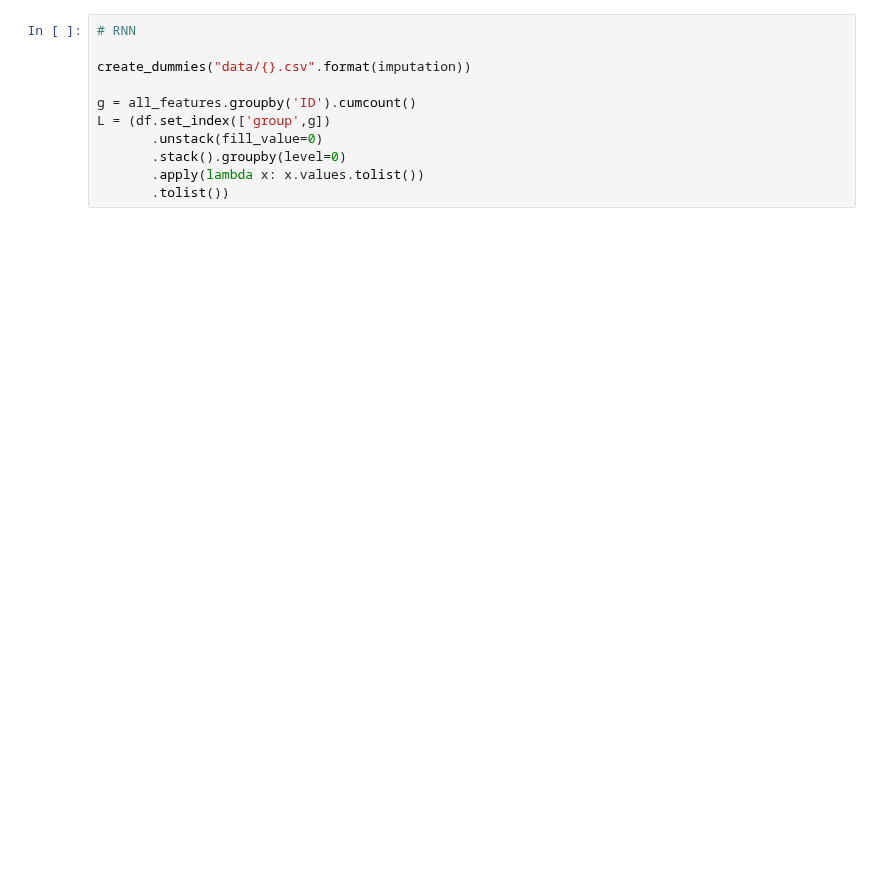
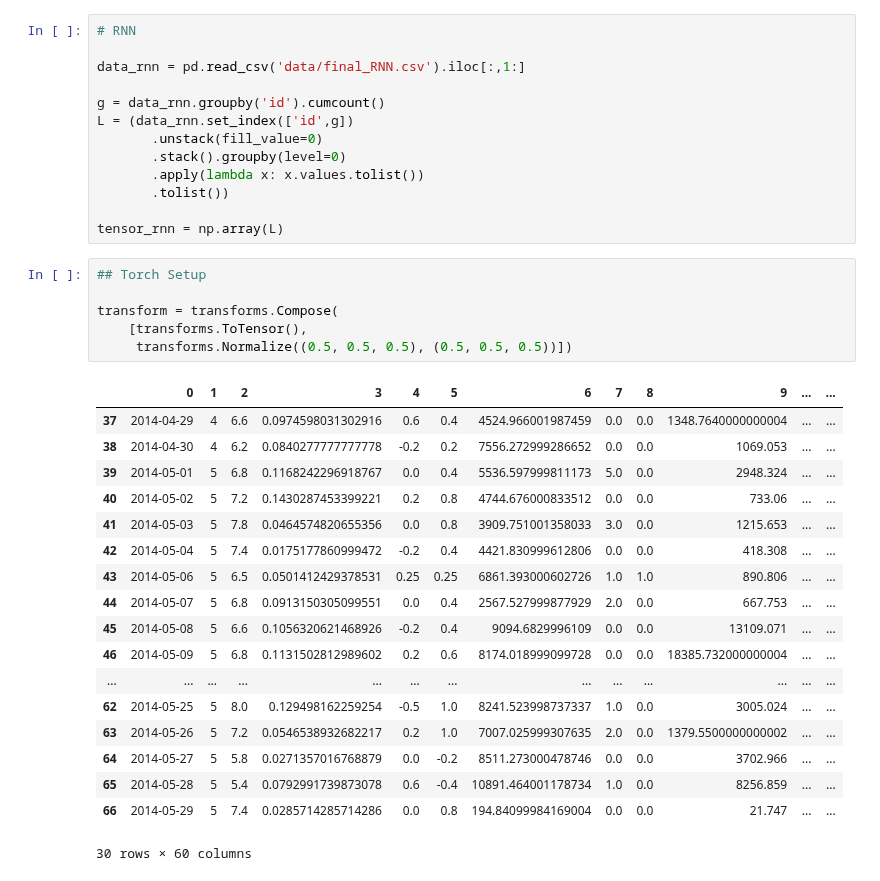
Before and after one commit to moosmiddelkoop/DMT-1, a Jupyter notebook: RNN.ipynb, the cells around one changed output. Drawn from its saved outputs; the diff is of its cells as text; blank space fills up the shorter version.

Commit message:
Update Data and RNN and add month as dummy var

```diff
--- a/RNN.ipynb
+++ b/RNN.ipynb
@@ -25,11 +33,38 @@ create_dummies('data/imputed_data_v2.csv')
 # %%
 # RNN
 
-create_dummies("data/{}.csv".format(imputation))
+data_rnn = pd.read_csv('data/final_RNN.csv').iloc[:,1:]
 
-g = all_features.groupby('ID').cumcount()
-L = (df.set_index(['group',g])
+g = data_rnn.groupby('id').cumcount()
+L = (data_rnn.set_index(['id',g])
        .unstack(fill_value=0)
        .stack().groupby(level=0)
        .apply(lambda x: x.values.tolist())
        .tolist())
+
+tensor_rnn = np.array(L)
+# %%
+## Torch Setup
+
+transform = transforms.Compose(
+    [transforms.ToTensor(),
+     transforms.Normalize((0.5, 0.5, 0.5), (0.5, 0.5, 0.5))])
+# %% [output]
+|  | 0 | 1 | 2 | 3 | 4 | 5 | 6 | 7 | 8 | 9 | ... | ... |
+| 37 | 2014-04-29 | 4 | 6.6 | 0.0974598031302916 | 0.6 | 0.4 | 4524.966001987459 | 0.0 | 0.0 | 1348.7640000000004 | ... | ... |
+| 38 | 2014-04-30 | 4 | 6.2 | 0.0840277777777778 | -0.2 | 0.2 | 7556.272999286652 | 0.0 | 0.0 | 1069.053 | ... | ... |
+| 39 | 2014-05-01 | 5 | 6.8 | 0.1168242296918767 | 0.0 | 0.4 | 5536.597999811173 | 5.0 | 0.0 | 2948.324 | ... | ... |
+| 40 | 2014-05-02 | 5 | 7.2 | 0.1430287453399221 | 0.2 | 0.8 | 4744.676000833512 | 0.0 | 0.0 | 733.06 | ... | ... |
+| 41 | 2014-05-03 | 5 | 7.8 | 0.0464574820655356 | 0.0 | 0.8 | 3909.751001358033 | 3.0 | 0.0 | 1215.653 | ... | ... |
+| 42 | 2014-05-04 | 5 | 7.4 | 0.0175177860999472 | -0.2 | 0.4 | 4421.830999612806 | 0.0 | 0.0 | 418.308 | ... | ... |
+| 43 | 2014-05-06 | 5 | 6.5 | 0.0501412429378531 | 0.25 | 0.25 | 6861.393000602726 | 1.0 | 1.0 | 890.806 | ... | ... |
+| 44 | 2014-05-07 | 5 | 6.8 | 0.0913150305099551 | 0.0 | 0.4 | 2567.527999877929 | 2.0 | 0.0 | 667.753 | ... | ... |
+| 45 | 2014-05-08 | 5 | 6.6 | 0.1056320621468926 | -0.2 | 0.4 | 9094.6829996109 | 0.0 | 0.0 | 13109.071 | ... | ... |
+| 46 | 2014-05-09 | 5 | 6.8 | 0.1131502812989602 | 0.2 | 0.6 | 8174.018999099728 | 0.0 | 0.0 | 18385.732000000004 | ... | ... |
+| ... | ... | ... | ... | ... | ... | ... | ... | ... | ... | ... | ... | ... |
+| 62 | 2014-05-25 | 5 | 8.0 | 0.129498162259254 | -0.5 | 1.0 | 8241.523998737337 | 1.0 | 0.0 | 3005.024 | ... | ... |
+| 63 | 2014-05-26 | 5 | 7.2 | 0.0546538932682217 | 0.2 | 1.0 | 7007.025999307635 | 2.0 | 0.0 | 1379.5500000000002 | ... | ... |
+| 64 | 2014-05-27 | 5 | 5.8 | 0.0271357016768879 | 0.0 | -0.2 | 8511.273000478746 | 0.0 | 0.0 | 3702.966 | ... | ... |
+| 65 | 2014-05-28 | 5 | 5.4 | 0.0792991739873078 | 0.6 | -0.4 | 10891.464001178734 | 1.0 | 0.0 | 8256.859 | ... | ... |
+| 66 | 2014-05-29 | 5 | 7.4 | 0.0285714285714286 | 0.0 | 0.8 | 194.84099984169004 | 0.0 | 0.0 | 21.747 | ... | ... |
+30 rows × 60 columns
```
Also changed, not shown: parts of 8 cells of this notebook, 3 other files.
